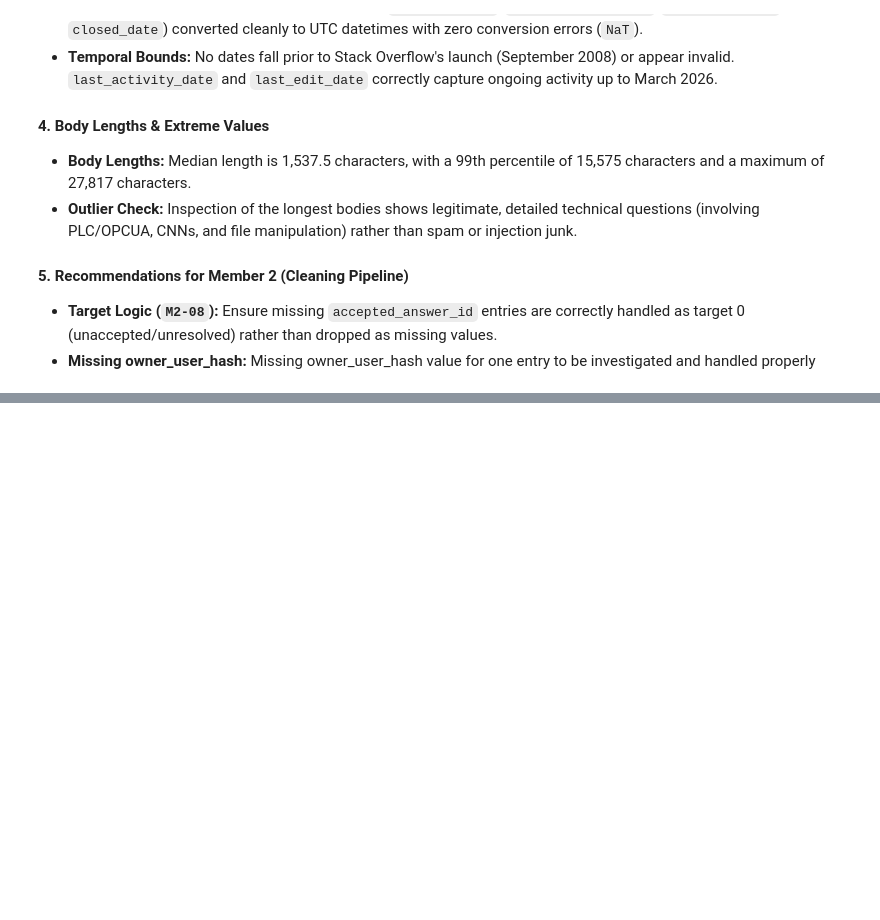
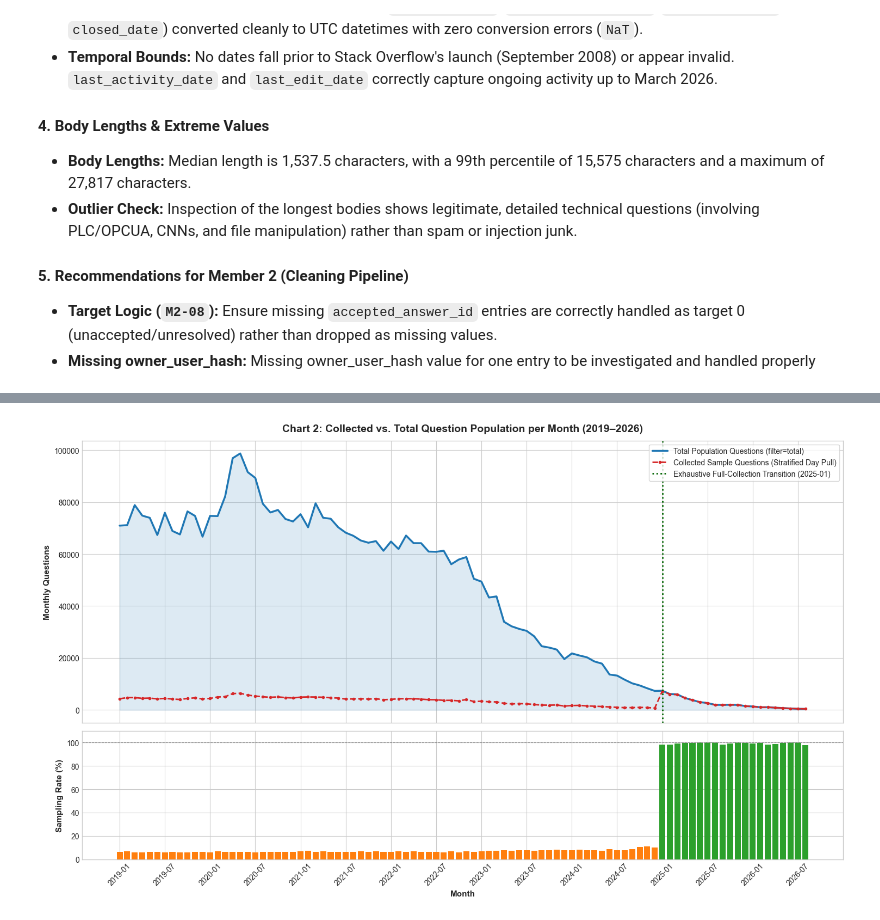
Before and after one commit to Abhinav-Gopalakrishnan/stackoverflow-ai-era, a Jupyter notebook: notebooks/03_eda.ipynb, the cells around one changed output, grey strips where cells are left out. Cells and saved outputs as stored; diff of their text form; code cells hidden in the pictures; blank space fills up the shorter version.

```diff
--- a/notebooks/03_eda.ipynb
+++ b/notebooks/03_eda.ipynb
@@ -187,0 +148,44 @@ Name: link, dtype: object
+# %%
+# Load monthly counts (total population) and sampling manifest / collected sums
+monthly_path = processed_dir / "monthly_counts.csv"
+manifest_path = processed_dir / "sampling_manifest.csv"
+
+df_monthly = pd.read_csv(monthly_path)
+df_manifest = pd.read_csv(manifest_path)
+
+# Aggregate by month across all 13 tags
+pop_by_month = df_monthly.groupby('month')['count'].sum().reset_index(name='total_population')
+coll_by_month = df_manifest.groupby('month')['n_questions'].sum().reset_index(name='collected_sample')
+
+df_coverage = pd.merge(pop_by_month, coll_by_month, on='month').sort_values('month')
+df_coverage['sampling_rate_pct'] = (df_coverage['collected_sample'] / df_coverage['total_population'] * 100).round(2)
+
+# Chart 2: Collected vs Total Population Counts per Month & Sampling Coverage Rate
+fig, (ax1, ax2) = plt.subplots(2, 1, figsize=(15, 9), sharex=True, gridspec_kw={'height_ratios': [2.2, 1]})
+
+# Subplot 1: Total vs Collected Volume (log or linear)
+x = np.arange(len(df_coverage))
+ax1.plot(x, df_coverage['total_population'], color='#1f77b4', linewidth=2.5, label='Total Population Questions (filter=total)')
+ax1.fill_between(x, df_coverage['total_population'], color='#1f77b4', alpha=0.15)
+ax1.plot(x, df_coverage['collected_sample'], color='#d62728', linewidth=2, linestyle='--', marker='o', markersize=3, label='Collected Sample Questions (Stratified Day Pull)')
+ax1.axvline(x=72, color='darkgreen', linestyle=':', linewidth=2, label='Exhaustive Full-Collection Transition (2025-01)')
+ax1.set_ylabel("Monthly Questions", fontweight='bold')
+ax1.set_title("Chart 2: Collected vs. Total Question Population per Month (2019–2026)", fontsize=14, fontweight='bold', pad=12)
+ax1.legend(loc='upper right', frameon=True)
+
+# Subplot 2: Sampling Coverage Rate (%)
+ax2.bar(x, df_coverage['sampling_rate_pct'], color=np.where(df_coverage['month'] >= '2025-01', '#2ca02c', '#ff7f0e'), width=0.8, edgecolor='none')
+ax2.axhline(y=100, color='grey', linestyle='--', linewidth=0.8)
+ax2.set_ylabel("Sampling Rate (%)", fontweight='bold')
+ax2.set_xlabel("Month", fontweight='bold')
+ax2.set_ylim(0, 110)
+
+# X-ticks formatting (every 6 months)
+tick_indices = list(range(0, len(df_coverage), 6))
+ax2.set_xticks(tick_indices)
+ax2.set_xticklabels(df_coverage['month'].iloc[tick_indices], rotation=45)
+
+plt.tight_layout()
+plt.show()
+# %% [output]
+[figure, added]
```
Also changed, not shown: parts of 8 cells of this notebook.
